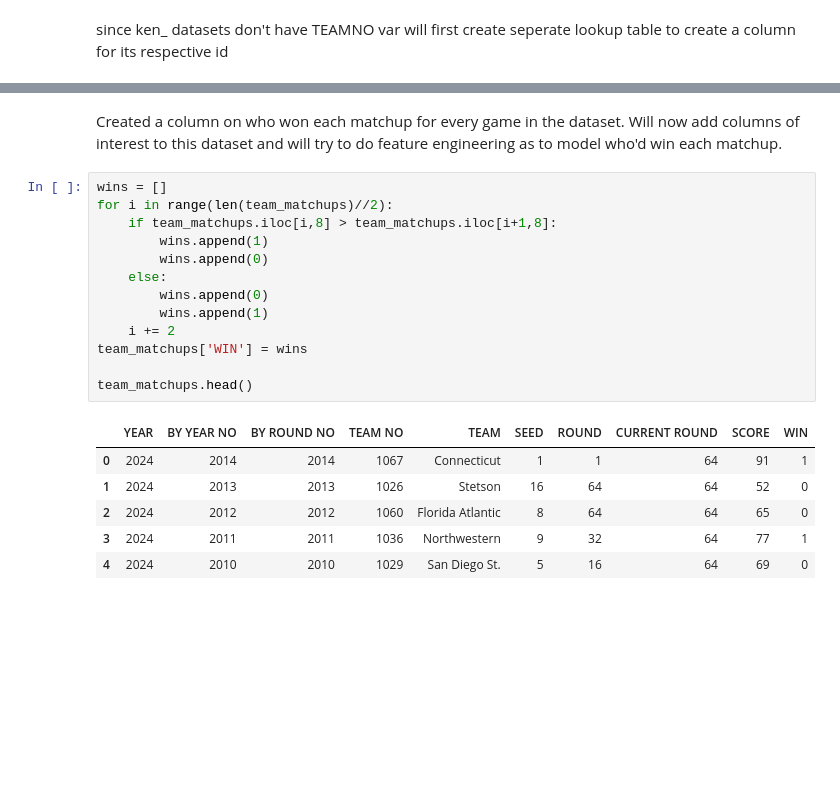
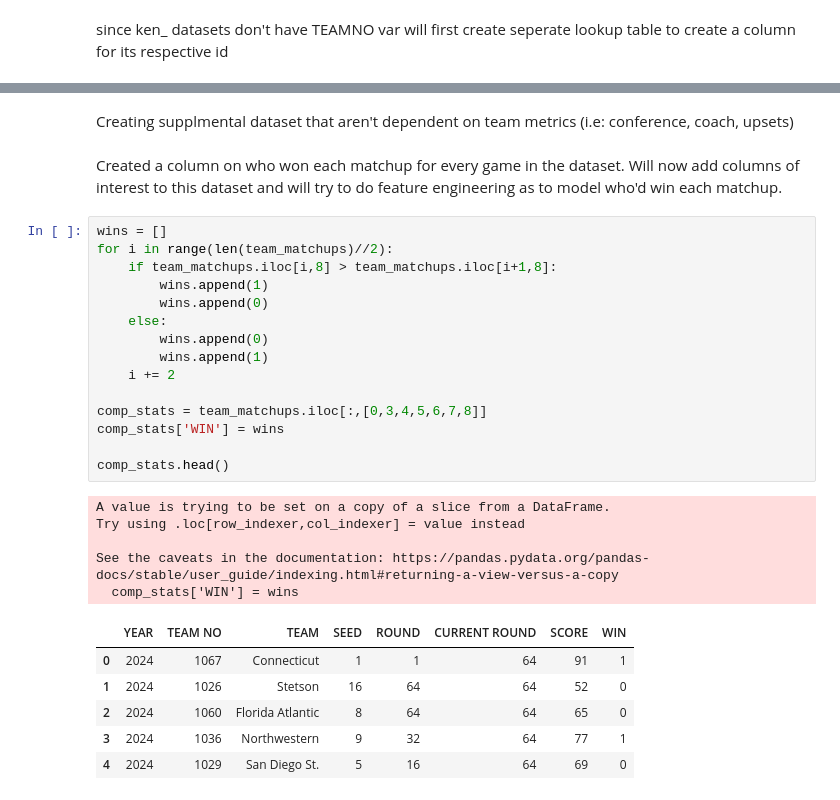
Before and after one commit to nicholaskim1004/MarchMadness, a Jupyter notebook: madness.ipynb, the cells around one changed output, grey strips where cells are left out. Cells and saved outputs as stored; diff of their text form; blank space fills up the shorter version.

```diff
--- a/madness.ipynb
+++ b/madness.ipynb
@@ -104,22 +96,31 @@ temp_neutral.columns = list(temp_neutral.columns[:3]) + [col + "_N" for col in t
+# %% [markdown]
+Creating supplmental dataset that aren't dependent on team metrics (i.e: conference, coach, upsets)
 # %% [markdown]
 Created a column on who won each matchup for every game in the dataset. Will now add columns of interest to this dataset and will try to do feature engineering as to model who'd win each matchup.
 # %%
 wins = []
 for i in range(len(team_matchups)//2):
     if team_matchups.iloc[i,8] > team_matchups.iloc[i+1,8]:
         wins.append(1)
         wins.append(0)
     else:
         wins.append(0)
         wins.append(1)
     i += 2
-team_matchups['WIN'] = wins
 
-team_matchups.head()
+comp_stats = team_matchups.iloc[:,[0,3,4,5,6,7,8]]
+comp_stats['WIN'] = wins
+
+comp_stats.head()
 # %% [output]
+A value is trying to be set on a copy of a slice from a DataFrame.
+Try using .loc[row_indexer,col_indexer] = value instead
+
+See the caveats in the documentation: https://pandas.pydata.org/pandas-docs/stable/user_guide/indexing.html#returning-a-view-versus-a-copy
+  comp_stats['WIN'] = wins
-|  | YEAR | BY YEAR NO | BY ROUND NO | TEAM NO | TEAM | SEED | ROUND | CURRENT ROUND | SCORE | WIN |
-| 0 | 2024 | 2014 | 2014 | 1067 | Connecticut | 1 | 1 | 64 | 91 | 1 |
-| 1 | 2024 | 2013 | 2013 | 1026 | Stetson | 16 | 64 | 64 | 52 | 0 |
-| 2 | 2024 | 2012 | 2012 | 1060 | Florida Atlantic | 8 | 64 | 64 | 65 | 0 |
-| 3 | 2024 | 2011 | 2011 | 1036 | Northwestern | 9 | 32 | 64 | 77 | 1 |
-| 4 | 2024 | 2010 | 2010 | 1029 | San Diego St. | 5 | 16 | 64 | 69 | 0 |
+|  | YEAR | TEAM NO | TEAM | SEED | ROUND | CURRENT ROUND | SCORE | WIN |
+| 0 | 2024 | 1067 | Connecticut | 1 | 1 | 64 | 91 | 1 |
+| 1 | 2024 | 1026 | Stetson | 16 | 64 | 64 | 52 | 0 |
+| 2 | 2024 | 1060 | Florida Atlantic | 8 | 64 | 64 | 65 | 0 |
+| 3 | 2024 | 1036 | Northwestern | 9 | 32 | 64 | 77 | 1 |
+| 4 | 2024 | 1029 | San Diego St. | 5 | 16 | 64 | 69 | 0 |
```
Also changed, not shown: parts of 12 cells of this notebook, 1 other file.
